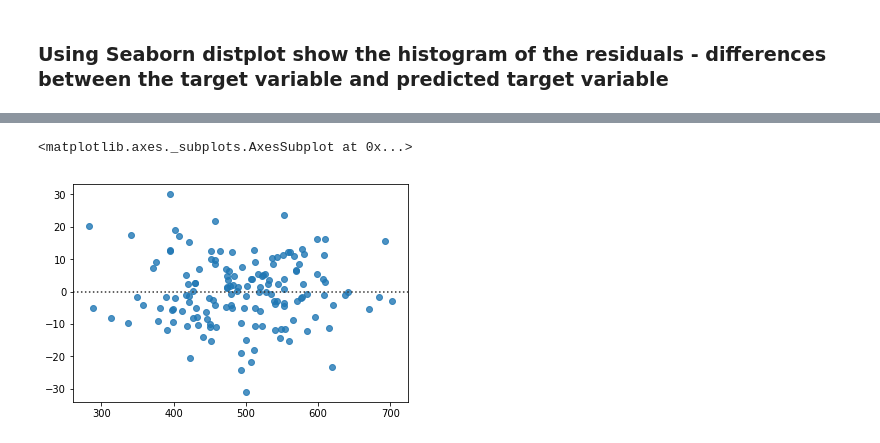
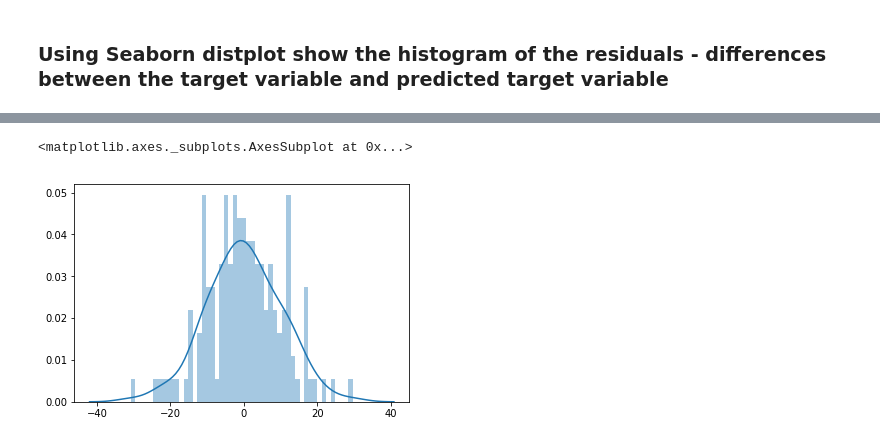
Before and after one commit to katcosgrove/data-science, a Jupyter notebook: regression.ipynb, the cells around one changed output, grey strips where cells are left out. Drawn from its saved outputs; the diff is of its cells as text; code cells hidden in the pictures.

```diff
--- a/regression.ipynb
+++ b/regression.ipynb
@@ -131,6 +140,6 @@ Mean squared error:
 # %%
-# sns.distplot(prediction_test)
-sns.residplot(predict_test, Y_test)
+sns.distplot((Y_test-predict_test), bins=50)
+# sns.residplot(predict_test, Y_test)
 # %% [output]
 <matplotlib.axes._subplots.AxesSubplot at 0x...>
-[figure, old version]
+[figure, new version]
```
Also changed, not shown: parts of 3 cells of this notebook, 1 other file.
